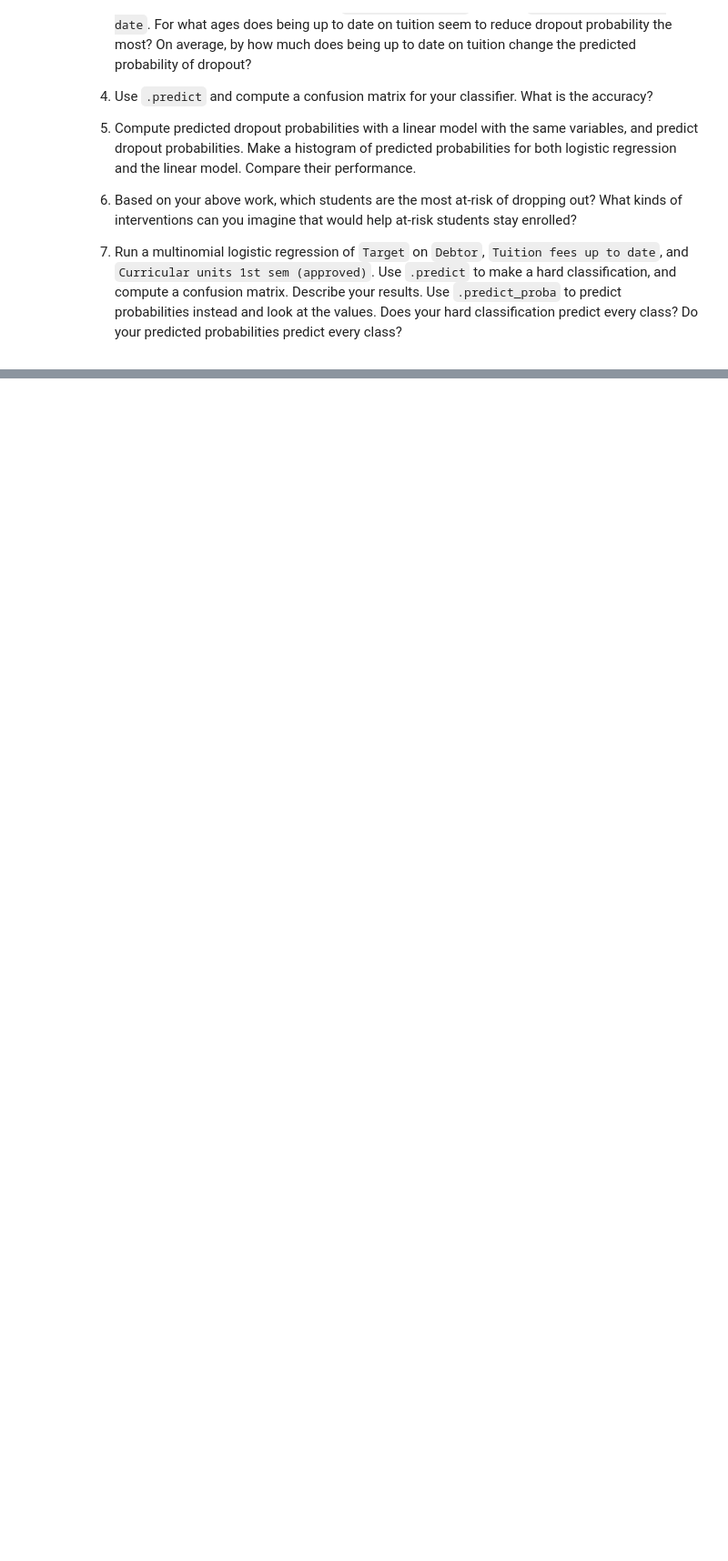
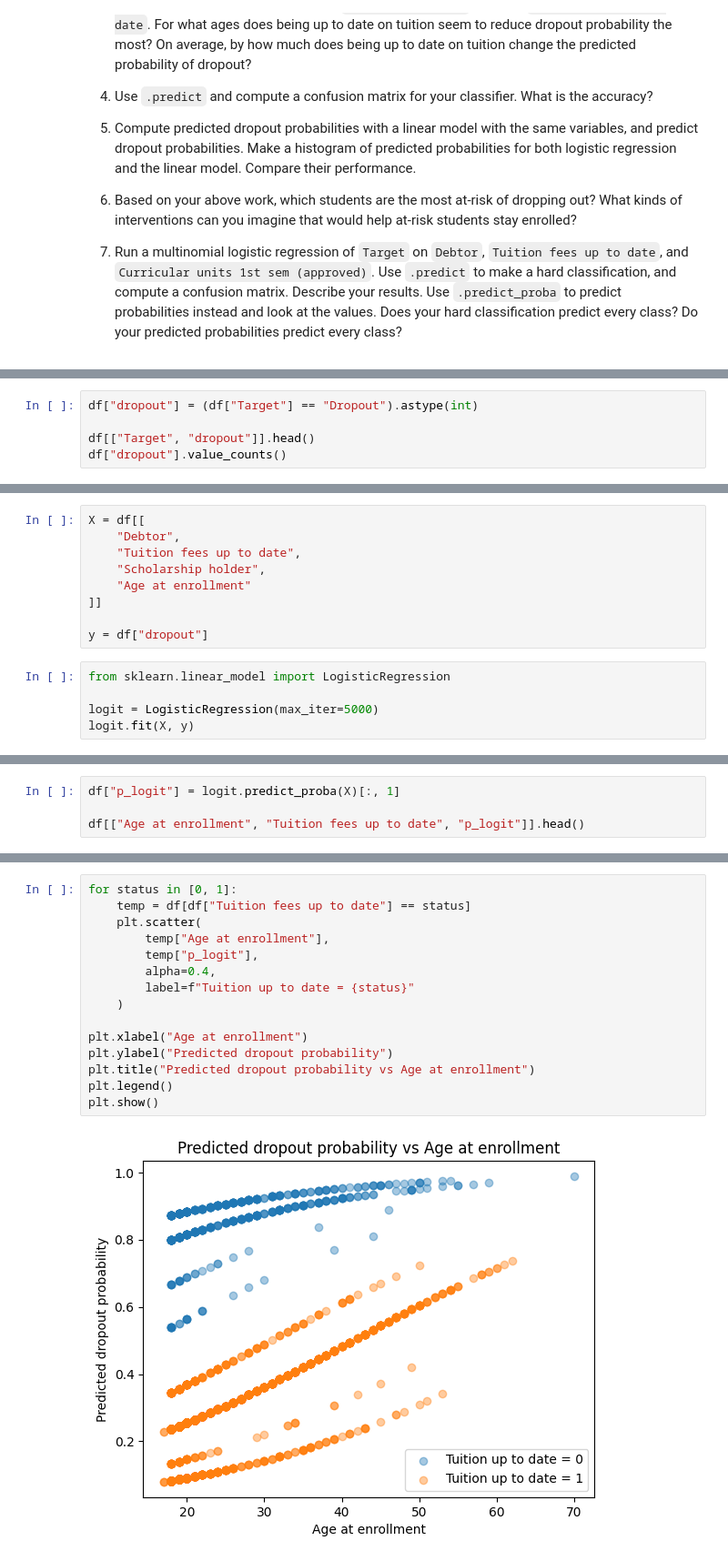
Before and after one commit to msoly25/undergrad_ml_assignments, a Jupyter notebook: 05_assignment_glm.ipynb, the cells around one changed output, grey strips where cells are left out. Shown at 91% size. Drawn from its saved outputs; the diff is of its cells as text; blank space fills up the shorter version.

```diff
--- a/05_assignment_glm.ipynb
+++ b/05_assignment_glm.ipynb
@@ -109,0 +137,5 @@ FileNotFoundError: [Errno 2] No such file or directory: 'data.csv'
+# %%
+df["dropout"] = (df["Target"] == "Dropout").astype(int)
+
+df[["Target", "dropout"]].head()
+df["dropout"].value_counts()
@@ -109,0 +148,14 @@ FileNotFoundError: [Errno 2] No such file or directory: 'data.csv'
+# %%
+X = df[[
+    "Debtor",
+    "Tuition fees up to date",
+    "Scholarship holder",
+    "Age at enrollment"
+]]
+
+y = df["dropout"]
+# %%
+from sklearn.linear_model import LogisticRegression
+
+logit = LogisticRegression(max_iter=5000)
+logit.fit(X, y)
@@ -109,0 +179,4 @@ FileNotFoundError: [Errno 2] No such file or directory: 'data.csv'
+# %%
+df["p_logit"] = logit.predict_proba(X)[:, 1]
+
+df[["Age at enrollment", "Tuition fees up to date", "p_logit"]].head()
@@ -109,0 +190,17 @@ FileNotFoundError: [Errno 2] No such file or directory: 'data.csv'
+# %%
+for status in [0, 1]:
+    temp = df[df["Tuition fees up to date"] == status]
+    plt.scatter(
+        temp["Age at enrollment"],
+        temp["p_logit"],
+        alpha=0.4,
+        label=f"Tuition up to date = {status}"
+    )
+
+plt.xlabel("Age at enrollment")
+plt.ylabel("Predicted dropout probability")
+plt.title("Predicted dropout probability vs Age at enrollment")
+plt.legend()
+plt.show()
+# %% [output]
+[figure, added]
```
Also changed, not shown: parts of 31 cells of this notebook.
